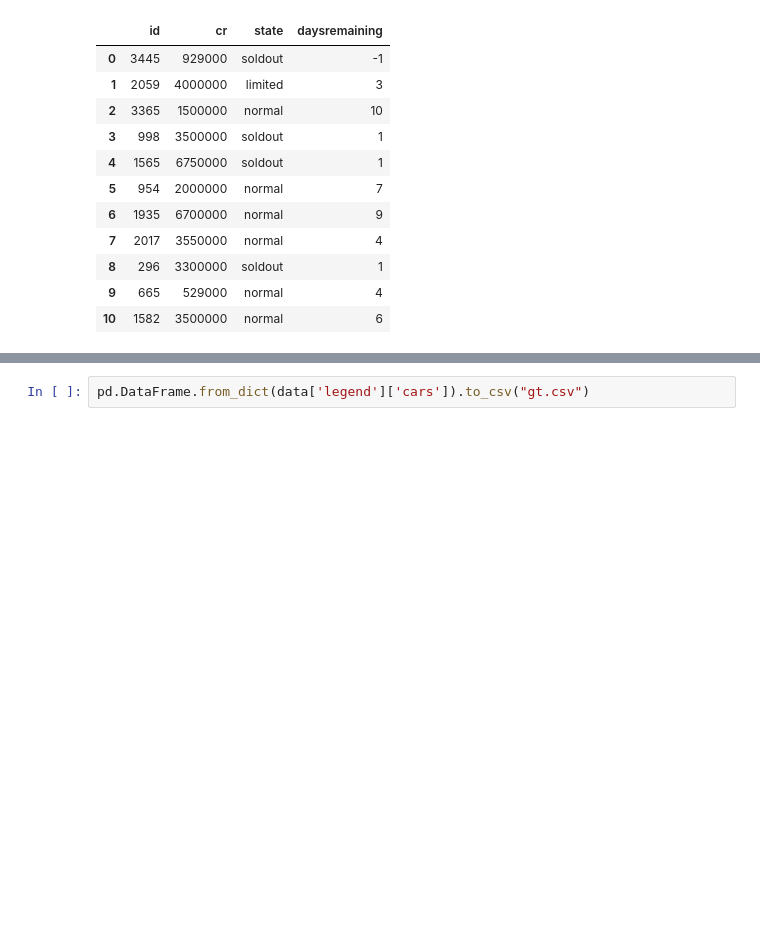
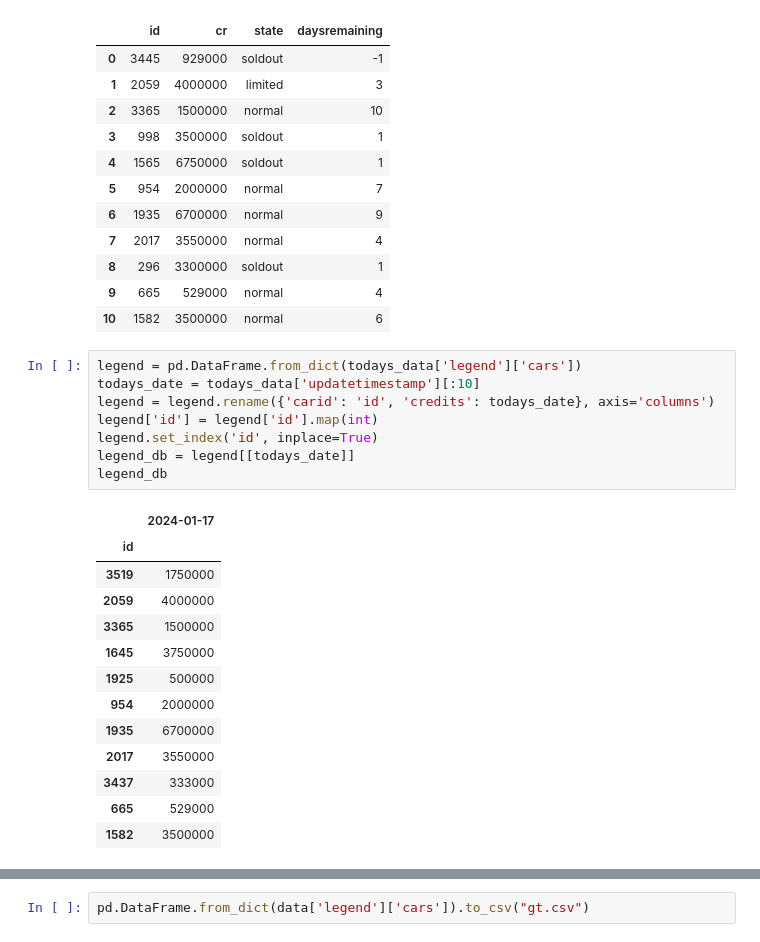
Before and after one commit to marcohoucheng/Gran-Turismo-7-Price-Tracker, a Jupyter notebook: build.ipynb, the cells around one changed output, grey strips where cells are left out. Cells and saved outputs as stored; diff of their text form; blank space fills up the shorter version.

```diff
--- a/build.ipynb
+++ b/build.ipynb
@@ -98,3 +79,25 @@ pd.read_csv("./github_data/legend/24-01-15.csv")
 | 8 | 296 | 3300000 | soldout | 1 |
 | 9 | 665 | 529000 | normal | 4 |
 | 10 | 1582 | 3500000 | normal | 6 |
+# %%
+legend = pd.DataFrame.from_dict(todays_data['legend']['cars'])
+todays_date = todays_data['updatetimestamp'][:10]
+legend = legend.rename({'carid': 'id', 'credits': todays_date}, axis='columns')
+legend['id'] = legend['id'].map(int)
+legend.set_index('id', inplace=True)
+legend_db = legend[[todays_date]]
+legend_db
+# %% [output]
+|  | 2024-01-17 |
+| id |  |
+| 3519 | 1750000 |
+| 2059 | 4000000 |
+| 3365 | 1500000 |
+| 1645 | 3750000 |
+| 1925 | 500000 |
+| 954 | 2000000 |
+| 1935 | 6700000 |
+| 2017 | 3550000 |
+| 3437 | 333000 |
+| 665 | 529000 |
+| 1582 | 3500000 |
```
Also changed, not shown: parts of 13 cells of this notebook.
